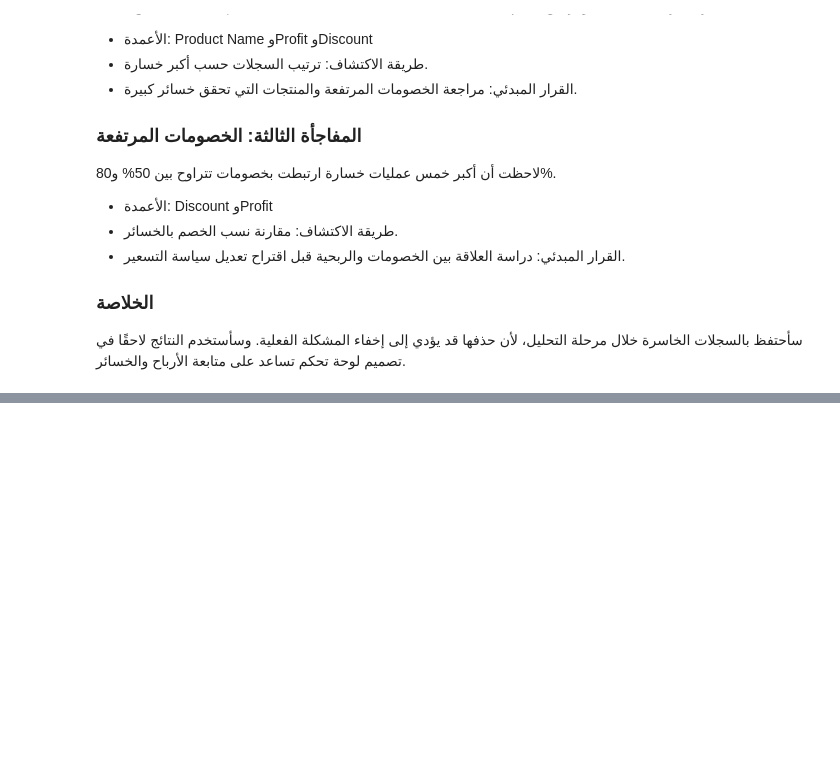
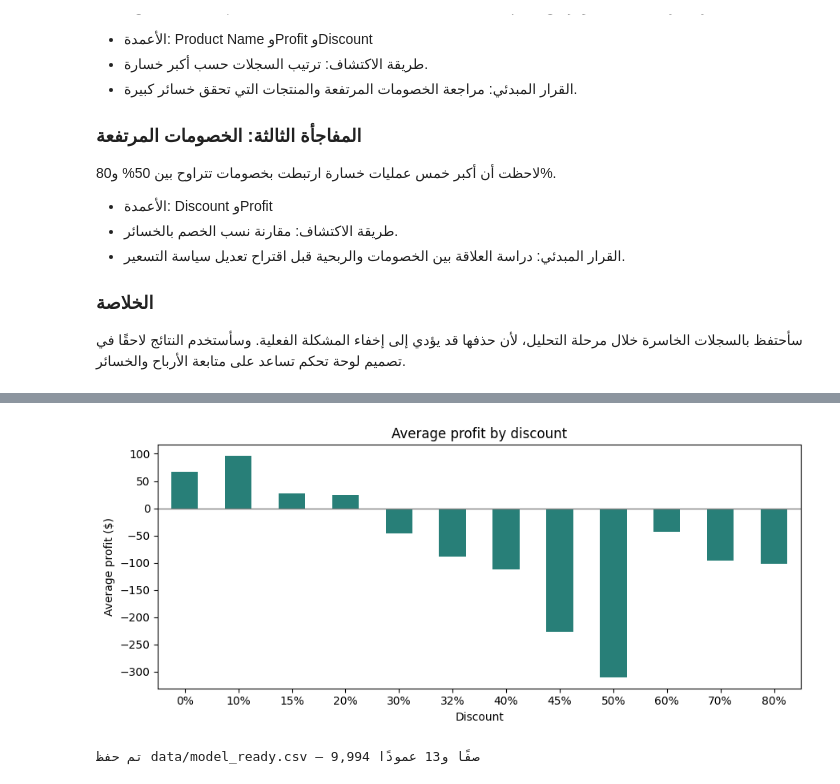
Before and after one commit to amadawi79-commits/superstore-profit-analysis, a Jupyter notebook: notebook.ipynb, the cells around one changed output, grey strips where cells are left out. Cells and saved outputs as stored; diff of their text form; code cells hidden in the pictures; blank space fills up the shorter version.

```diff
--- a/notebook.ipynb
+++ b/notebook.ipynb
@@ -340,0 +468,68 @@ Cubify CubeX 3D Printer
+# %%
+keep = {
+    "Ship Mode": "يميز طرق الشحن",
+    "Segment": "يميز شرائح العملاء",
+    "State": "يوضح الفروق بين الولايات",
+    "Region": "يسهّل المقارنة بين المناطق",
+    "Category": "يميز فئات المنتجات الرئيسية",
+    "Sub-Category": "يوفر تفاصيل عن نوع المنتج داخل الفئة",
+    "Sales": "يوضح قيمة المبيعات لكل بند",
+    "Quantity": "يوضح عدد الوحدات المباعة",
+    "Discount": "يوضح نسبة الخصم وعلاقتها بمتوسط الربح",
+    "Order_Year": "يساعد على مقارنة الربح بين السنوات",
+    "Order_Month": "يساعد على مقارنة الربح بين الأشهر",
+    "Shipping_Days": "يوضح المدة بين الطلب والشحن",
+}
+
+drop = {
+    "Row ID": "معرّف فريد لكل صف",
+    "Order ID": "معرّف لتجميع بنود الطلب",
+    "Order Date": "لخّصته بسنة الطلب وشهره",
+    "Ship Date": "استخدمته لحساب أيام الشحن",
+    "Customer ID": "معرّف للعميل، وأبقيت شريحة العميل",
+    "Customer Name": "اسم العميل، وأبقيت شريحة العميل",
+    "Country": "جميع السجلات من بلد واحد",
+    "City": "أبقيت الولاية والمنطقة للمقارنة الجغرافية",
+    "Postal Code": "أبقيت الولاية والمنطقة للمقارنة الجغرافية",
+    "Product ID": "معرّف للمنتج، وأبقيت الفئة والفئة الفرعية",
+    "Product Name": "أبقيت الفئة والفئة الفرعية لتلخيص نوع المنتج",
+}
+
+discount_profit = features.groupby("Discount")["Profit"].mean()
+rows = []
+
+for column in features.columns:
+    evidence = f"{features[column].nunique():,} قيمة مختلفة"
+
+    if column == "Profit":
+        decision, reason = "احتفاظ كهدف", "الربح لكل بند بيع"
+    elif column in keep:
+        decision, reason = "احتفاظ", keep[column]
+        if column == "Discount":
+            evidence += (
+                f". متوسط الربح {discount_profit.loc[0]:.2f} دولار بدون خصم، "
+                f"و{discount_profit.loc[0.30]:.2f} دولار عند خصم 30%"
+            )
+    else:
+        decision, reason = "استبعاد", drop[column]
+
+    rows.append([column, decision, reason, evidence])
+
+selection_table = pd.DataFrame(
+    rows, columns=["العمود", "القرار", "السبب", "الدليل بالأرقام"]
+)
+display(selection_table)
+
+ax = discount_profit.plot.bar(figsize=(9, 4), color="#287F78", rot=0)
+ax.set_title("Average profit by discount")
+ax.set_xlabel("Discount")
+ax.set_ylabel("Average profit ($)")
+ax.set_xticklabels([f"{value:.0%}" for value in discount_profit.index])
+ax.axhline(0, color="gray", linewidth=1)
+plt.tight_layout()
+plt.show()
+
+model_ready = features[list(keep) + ["Profit"]]
+model_ready.to_csv("data/model_ready.csv", index=False)
+print(f"تم حفظ data/model_ready.csv — {len(model_ready):,} صفًا و{model_ready.shape[1]} عمودًا")
+# %% [output]
@@ -340,0 +553,2 @@ Cubify CubeX 3D Printer
+[figure, added]
+تم حفظ data/model_ready.csv — 9,994 صفًا و13 عمودًا
```
Also changed, not shown: parts of 7 cells of this notebook.
